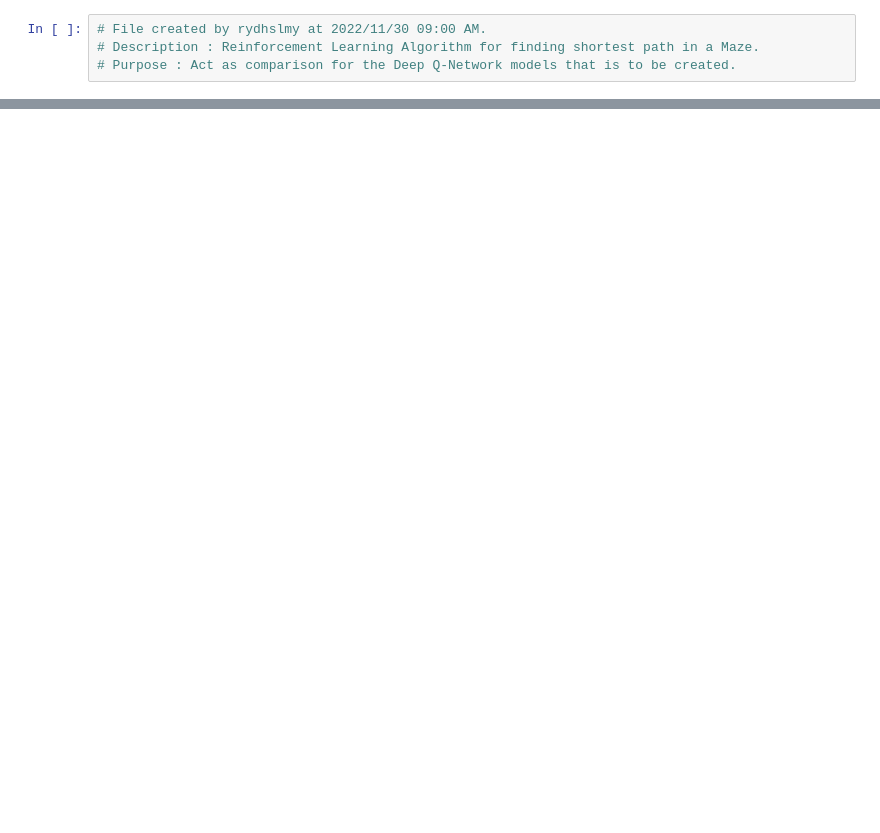
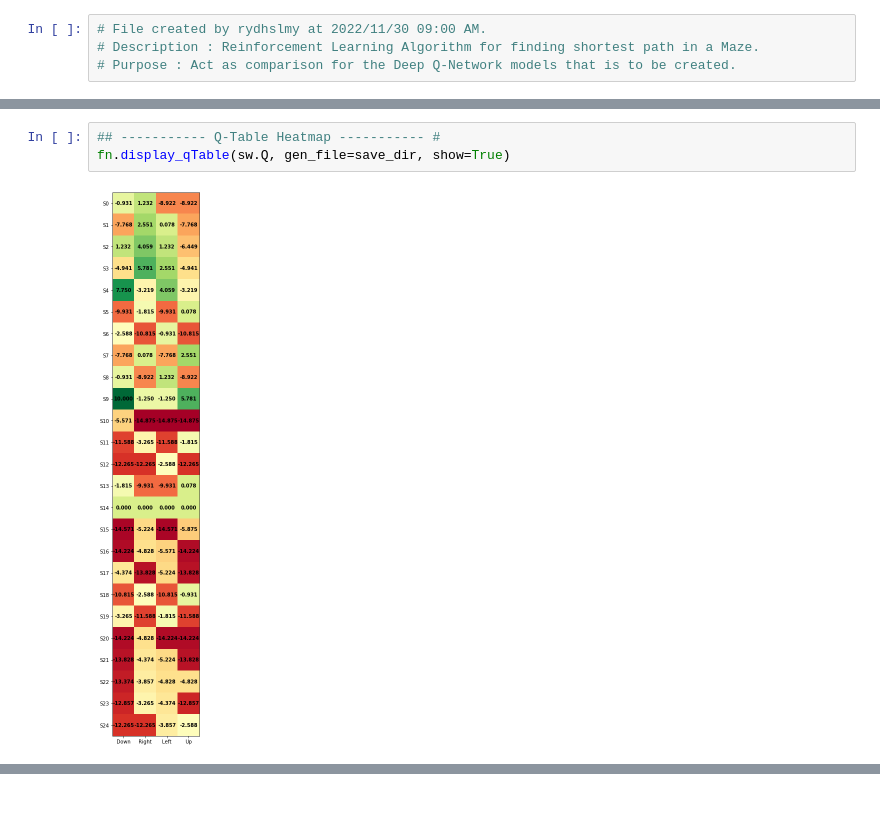
Before and after one commit to LabPMEITB/RL-Simulation-Script, a Jupyter notebook: main.ipynb, the cells around one changed output, grey strips where cells are left out. Cells and saved outputs as stored; diff of their text form; blank space fills up the shorter version.

```diff
--- a/main.ipynb
+++ b/main.ipynb
@@ -128,0 +182,5 @@ fn.plot(sw.cumulative_rewards, title='Cumulative Reward')
+# %%
+## ----------- Q-Table Heatmap ----------- #
+fn.display_qTable(sw.Q, gen_file=save_dir, show=True)
+# %% [output]
+[figure, added]
```
Also changed, not shown: parts of 30 cells of this notebook, 3 other files.
